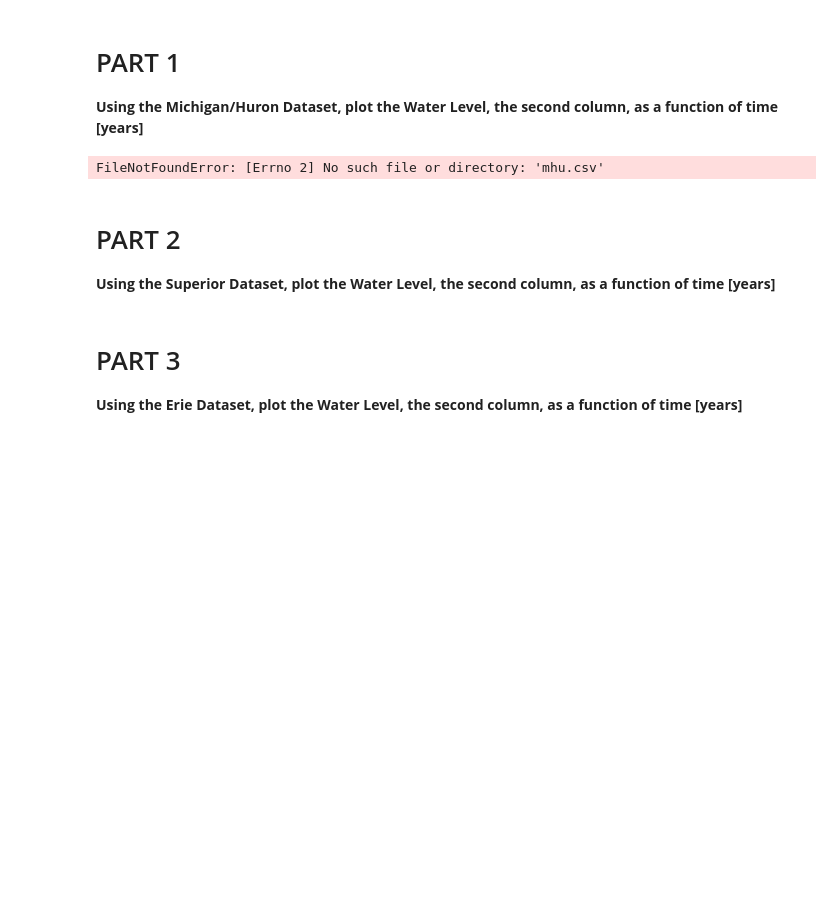
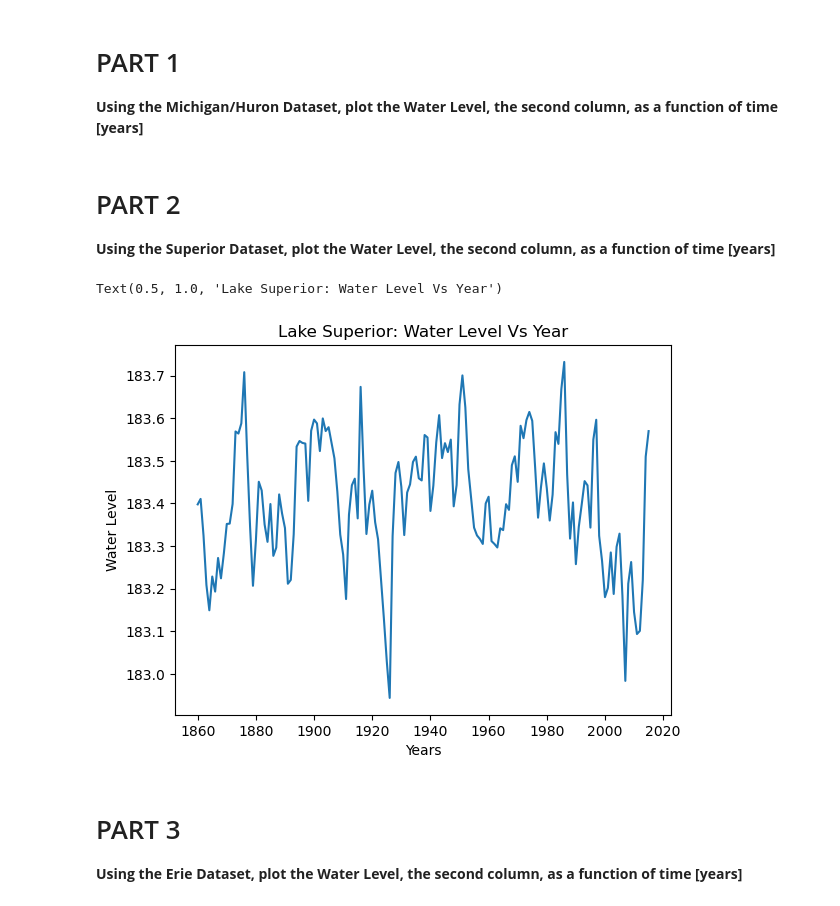
Before and after one commit to ChrSch6767/CMSE202_Git_Started, a Jupyter notebook: Great_Lakes_and_Grand_River.ipynb, the cells around one changed output. Drawn from its saved outputs; the diff is of its cells as text; code cells hidden in the pictures; blank space fills up the shorter version.

```diff
--- a/Great_Lakes_and_Grand_River.ipynb
+++ b/Great_Lakes_and_Grand_River.ipynb
@@ -30,9 +30,6 @@ This notebook **might look very familiar!** It is based off a CMSE 201 assignmen
 **Using the Michigan/Huron Dataset, plot the Water Level, the second column, as a function of time [years]**
 # %%
 # Insert Code Here
-mhu = pd.read_csv("mhu.csv")
-# %% [output]
-FileNotFoundError: [Errno 2] No such file or directory: 'mhu.csv'
 # %% [markdown]
 # PART 2
 
@@ -42,3 +37,16 @@ FileNotFoundError: [Errno 2] No such file or directory: 'mhu.csv'
+# %%
+# Insert Code Here
+sup = pd.read_csv("data/sup.csv")
+sup_years = sup.iloc[:,0]
+sup_level = sup.iloc[:,1]
+
+plt.plot(sup_years, sup_level)
+plt.xlabel("Years")
+plt.ylabel("Water Level")
+plt.title("Lake Superior: Water Level Vs Year")
+# %% [output]
+Text(0.5, 1.0, 'Lake Superior: Water Level Vs Year')
+[figure, added]
 # %% [markdown]
 # PART 3
 
```
Also changed, not shown: parts of 1 cell of this notebook, 2 other files.
